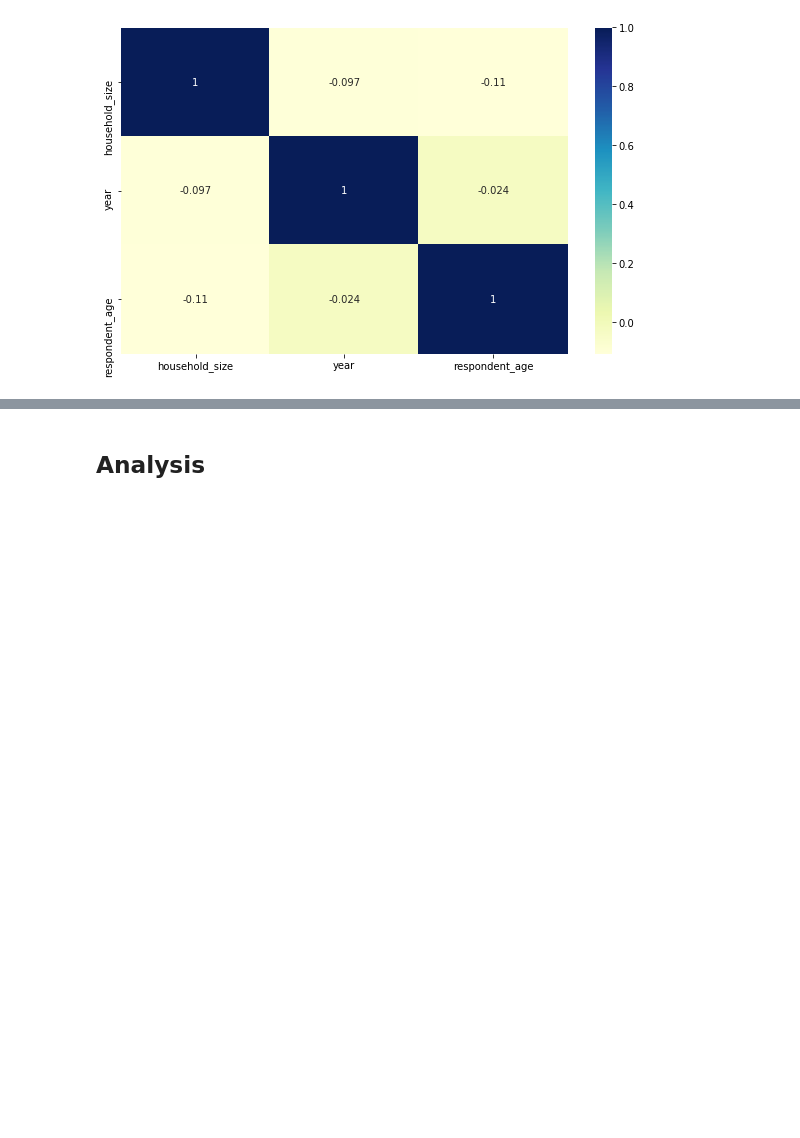
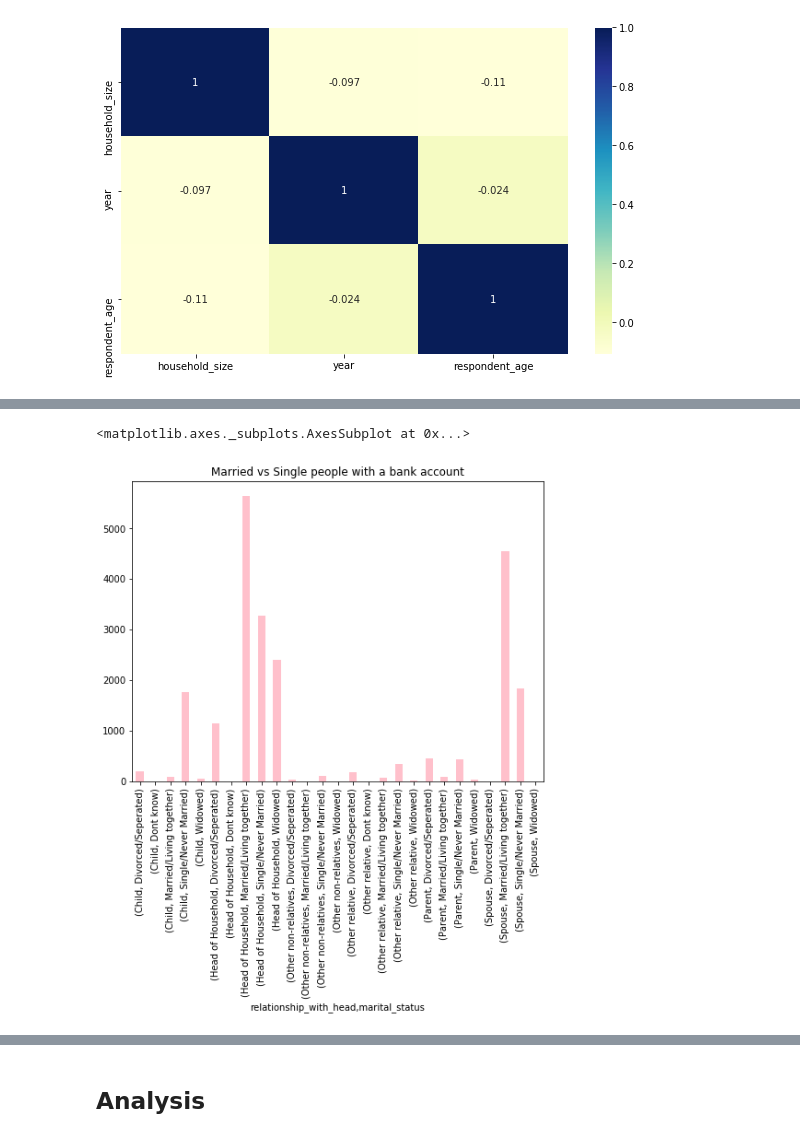
Before and after one commit to StephanieO-jpg/Core-IP2, a Jupyter notebook: Moringa_Data_Science_Core_W2_Independent_Project_2019_12_Stephanie_Omwanda.ipynb, the cells around one changed output, grey strips where cells are left out. Drawn from its saved outputs; the diff is of its cells as text; code cells hidden in the pictures; blank space fills up the shorter version.

```diff
--- a/Moringa_Data_Science_Core_W2_Independent_Project_2019_12_Stephanie_Omwanda.ipynb
+++ b/Moringa_Data_Science_Core_W2_Independent_Project_2019_12_Stephanie_Omwanda.ipynb
@@ -314,0 +323,8 @@ sns.heatmap(cm, annot=True, cmap = 'YlGnBu')
+# %%
+# checking relation of marital status and head of household to ownership of a bank account
+fin=finance2.groupby (['relationship_with_head','marital_status'])['has_a_bank_account'].count()
+plt.title('Married vs Single people with a bank account')
+fin.plot(kind='bar',  color='pink', figsize=(8, 6), stacked=True)
+# %% [output]
+<matplotlib.axes._subplots.AxesSubplot at 0x...>
+[figure, added]
```
Also changed, not shown: parts of 2 cells of this notebook.
